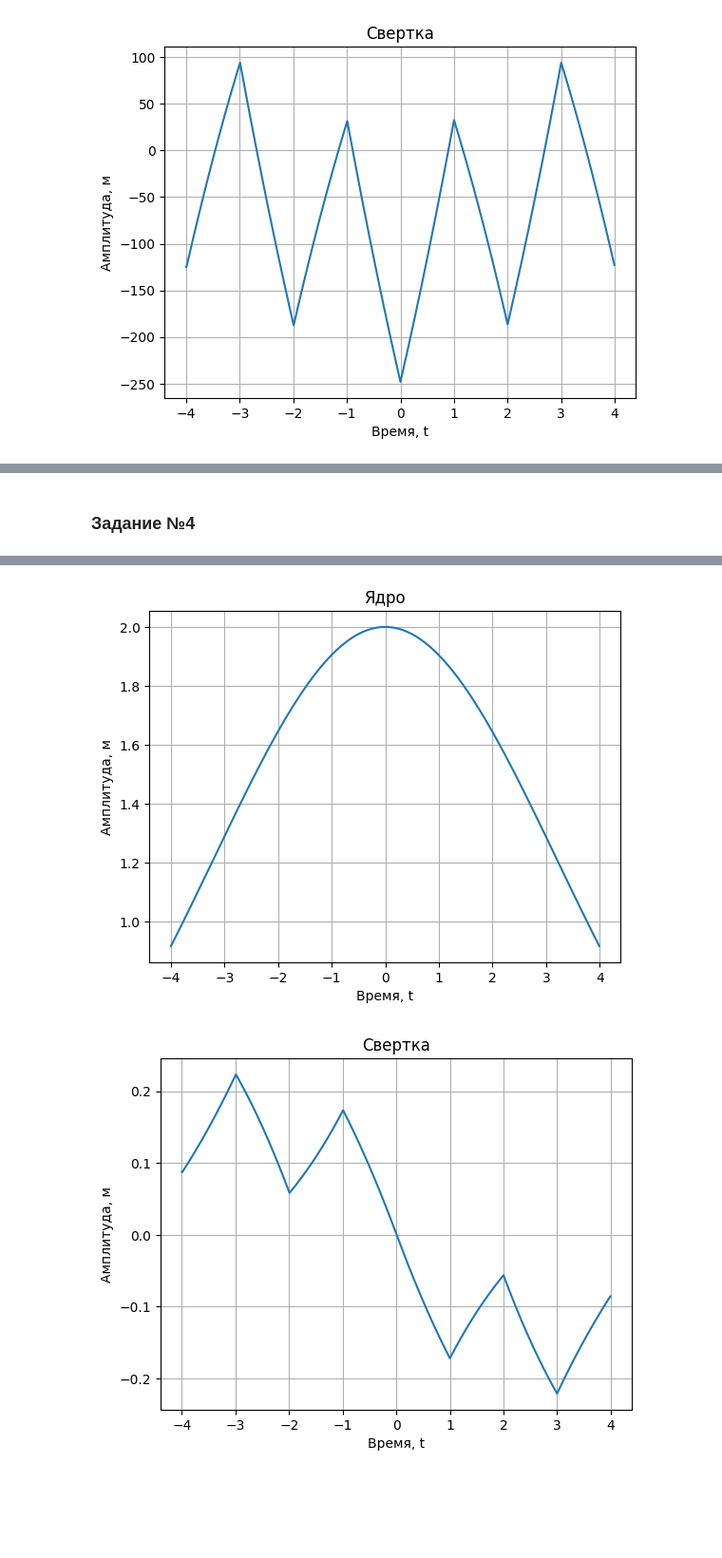
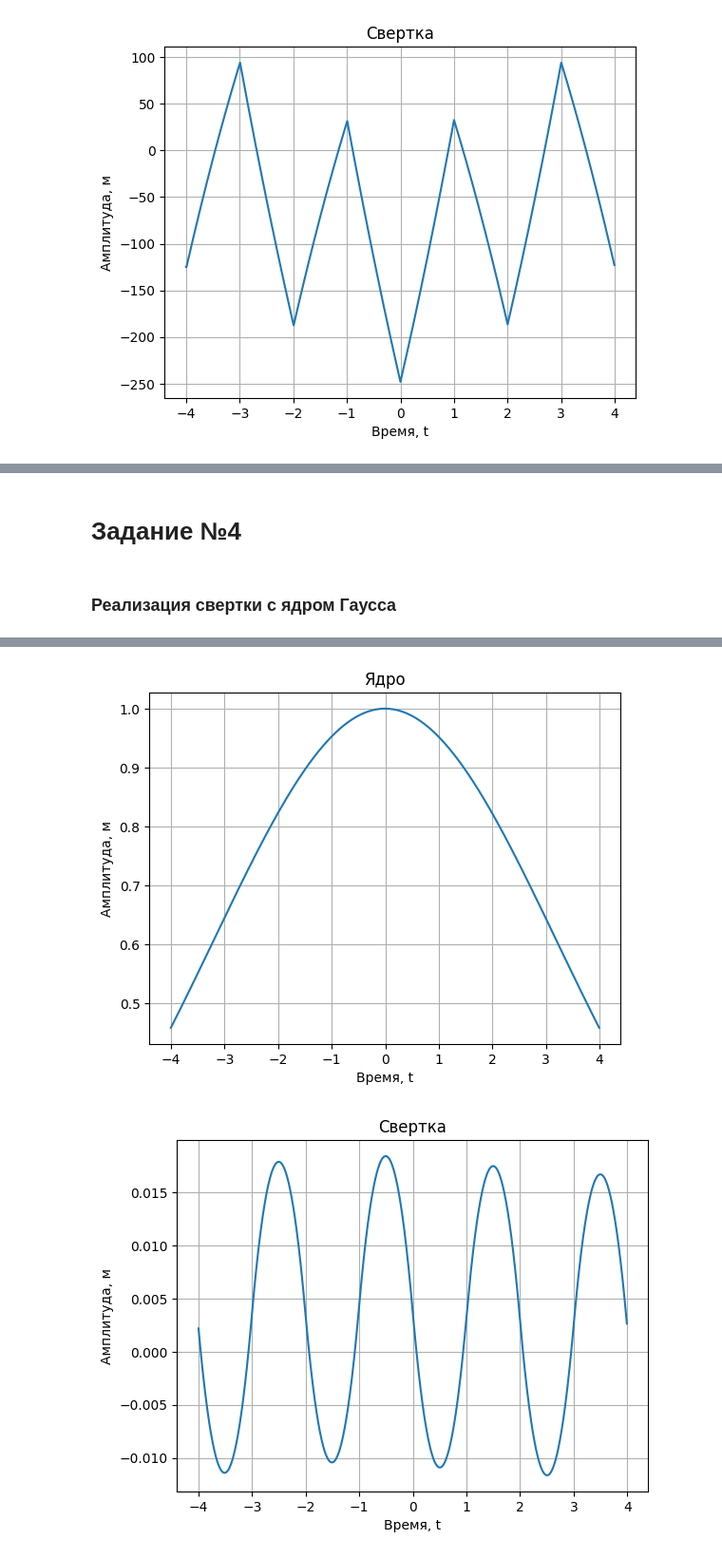
Before and after one commit to PiroJOJO/Digital-signal-processing, a Jupyter notebook: Lab_5/main.ipynb, the cells around one changed output, grey strips where cells are left out. Shown at 95% size. Cells and saved outputs as stored; diff of their text form; code cells hidden in the pictures; blank space fills up the shorter version.

```diff
--- a/Lab_5/main.ipynb
+++ b/Lab_5/main.ipynb
@@ -26,7 +26,7 @@ class Convolution():
         M = (N - 1) /2
         for k in range(N):
             y[k] = np.exp(-0.5 * ((k - M)/(alpha * M))**2)
-        return self.A * y
+        return y
 
     def core_of_planka(self, eps=0):
         N = len(self.x)
@@ -57,18 +57,6 @@ class Convolution():
         return c / sum(core)
 
     def signal_spectrum(self, core = None, print = False):
-        """
-        Нахождение спектра сигнала
-
-        Параметры
-        ---------
-        x - аргументы функции
-        y - значения функции
-
-        Возвращает
-        ----------
-
-        """
         if core is None:
             xff = np.arange(len(self.x))
             yff = np.fft.fft(self.signal) / len(self.x)
@@ -76,12 +64,11 @@ class Convolution():
             xff = np.arange(len(self.x))
             yff = np.fft.fft(core) / len(self.x)
         if print:
-            plt.ylim(0, 3)
-            plt.xlim(0, 100)
+            plt.xlim(0, 20)
             plt.xlabel('Частота, Гц')
             plt.ylabel('Амплитуда, м')
             plt.title('fft')
-            plt.plot(xff, np.abs(self.A * yff))
+            plt.plot(xff / (self.T**3), np.abs(self.A * yff))
             plt.show()
         return xff, yff
 
@@ -92,7 +79,8 @@ class Convolution():
         plt.ylabel('Амплитуда, м')
         plt.grid()
         plt.plot(self.x, self.A * ydw)
-        plt.plot(self.x, conv,'r--')
+        plt.plot(self.x, conv, 'y--')
+        plt.legend(['ifft','conv'])
         plt.show()
 
     def print_conv(self, conv1, conv2 = None):
@@ -100,7 +88,8 @@ class Convolution():
         plt.ylabel('Амплитуда, м')
         plt.plot(self.x, conv1)
         if not conv2 is None:
-            plt.plot(self.x, conv2, 'r--')
+            plt.plot(self.x, conv2, 'y--')
+            plt.legend(['conv1','conv2'])
         plt.title('Свертка')
         plt.grid()
         plt.show()
@@ -183,14 +182,18 @@ signal.print_conv_by_ifft(yf1, yf2, xf1, CONV_1)
 # %% [markdown]
-### Задание №4
+# Задание №4
+# %% [markdown]
+### Реализация свертки с ядром Гаусса
+# %%
+alpha = 0.8
 # %%
-CORE_3 = signal.core_of_gausse(0.8)
-CONV_3  = signal.conv_by_np(CORE_3)
+CORE_3 = signal.core_of_gausse(alpha)
+CONV_3  = signal.my_conv(CORE_3)
 
 signal.print_original_signal()
 signal.print_core(CORE_3)
 signal.print_conv(CONV_3)
 # %% [output]
 [figure]
 [figure]
-[figure, old version]
+[figure, new version]
 # %% [markdown]
```
Also changed, not shown: parts of 23 cells of this notebook.
